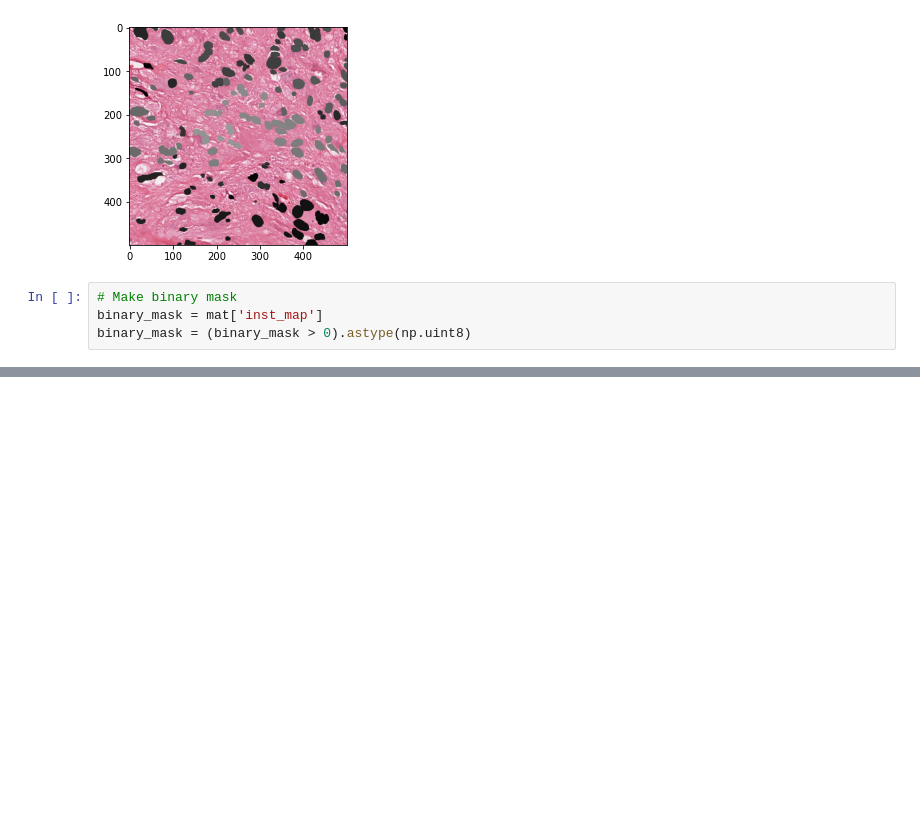
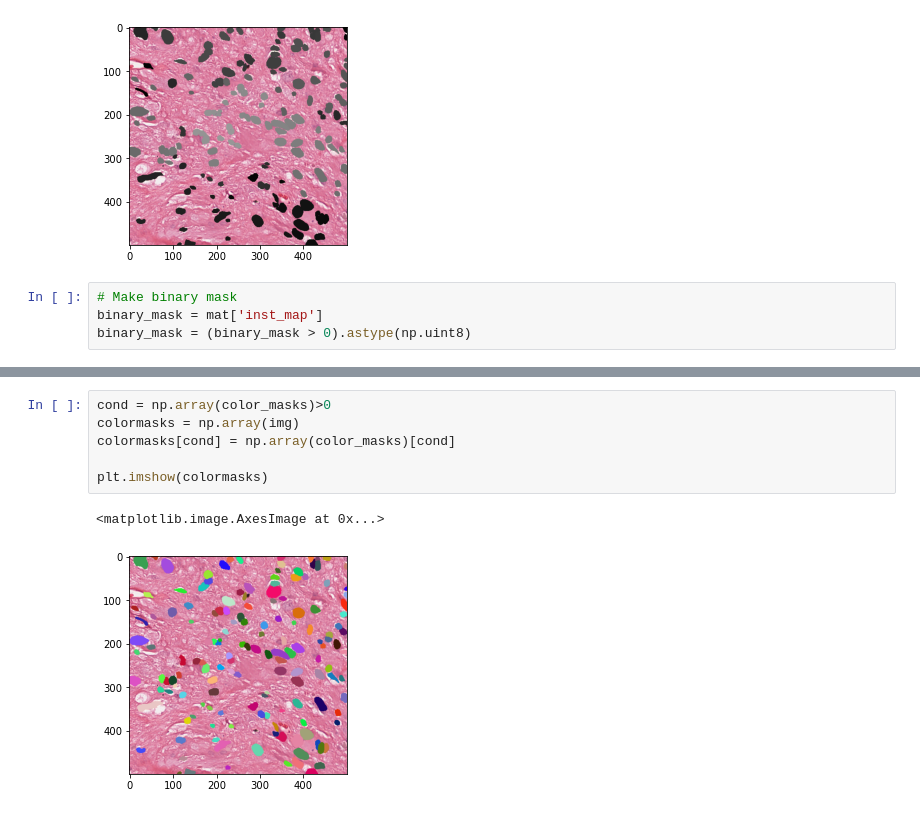
Before and after one commit to ivanvoid/Triple_U-net, a Jupyter notebook: TestRunner.ipynb, the cells around one changed output, grey strips where cells are left out. Saved outputs shown, nothing was run; the diff lists cells and outputs as text; blank space fills up the shorter version.

```diff
--- a/TestRunner.ipynb
+++ b/TestRunner.ipynb
@@ -227,3 +235,12 @@ binary_mask = (binary_mask > 0).astype(np.uint8)
+# %%
+cond = np.array(color_masks)>0
+colormasks = np.array(img)
+colormasks[cond] = np.array(color_masks)[cond]
+
+plt.imshow(colormasks)
+# %% [output]
+<matplotlib.image.AxesImage at 0x...>
+[figure, added]
 # %%
 
 fig, ax = plt.subplots(1,2, figsize=(15,15))
```
Also changed, not shown: parts of 2 cells of this notebook.
